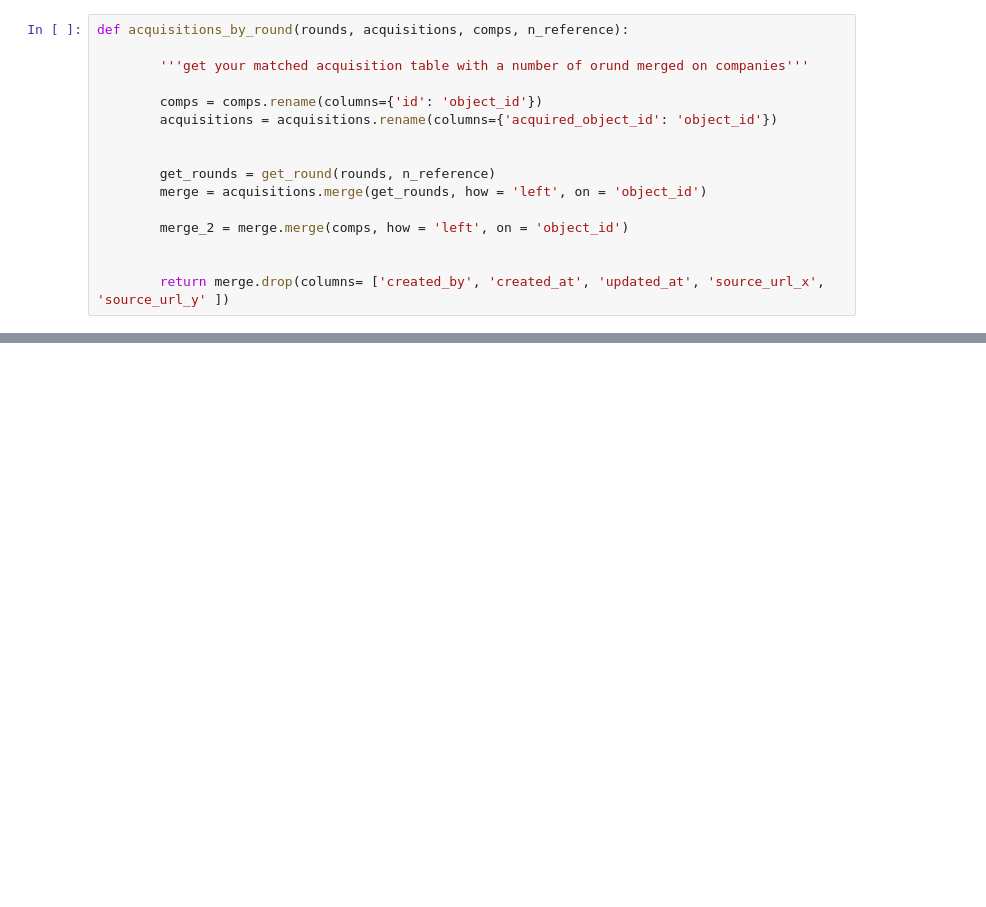
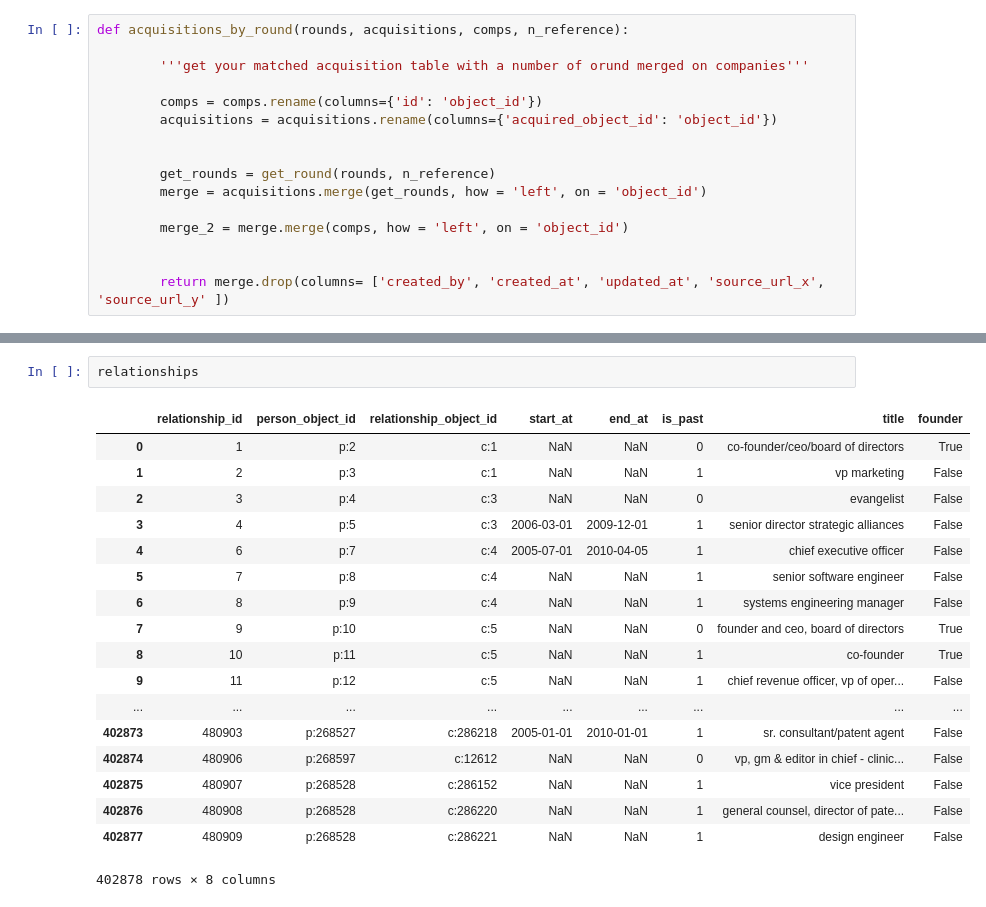
Before and after one commit to jojibou/invesscience, a Jupyter notebook: notebooks/Felipe.ipynb, the cells around one changed output, grey strips where cells are left out. Drawn from its saved outputs; the diff is of its cells as text; blank space fills up the shorter version.

```diff
--- a/notebooks/Felipe.ipynb
+++ b/notebooks/Felipe.ipynb
@@ -133,0 +181,21 @@ def acquisitions_by_round(rounds, acquisitions, comps, n_reference):
+# %%
+relationships
+# %% [output]
+|  | relationship_id | person_object_id | relationship_object_id | start_at | end_at | is_past | title | founder |
+| 0 | 1 | p:2 | c:1 | NaN | NaN | 0 | co-founder/ceo/board of directors | True |
+| 1 | 2 | p:3 | c:1 | NaN | NaN | 1 | vp marketing | False |
+| 2 | 3 | p:4 | c:3 | NaN | NaN | 0 | evangelist | False |
+| 3 | 4 | p:5 | c:3 | 2006-03-01 | 2009-12-01 | 1 | senior director strategic alliances | False |
+| 4 | 6 | p:7 | c:4 | 2005-07-01 | 2010-04-05 | 1 | chief executive officer | False |
+| 5 | 7 | p:8 | c:4 | NaN | NaN | 1 | senior software engineer | False |
+| 6 | 8 | p:9 | c:4 | NaN | NaN | 1 | systems engineering manager | False |
+| 7 | 9 | p:10 | c:5 | NaN | NaN | 0 | founder and ceo, board of directors | True |
+| 8 | 10 | p:11 | c:5 | NaN | NaN | 1 | co-founder | True |
+| 9 | 11 | p:12 | c:5 | NaN | NaN | 1 | chief revenue officer, vp of oper... | False |
+| ... | ... | ... | ... | ... | ... | ... | ... | ... |
+| 402873 | 480903 | p:268527 | c:286218 | 2005-01-01 | 2010-01-01 | 1 | sr. consultant/patent agent | False |
+| 402874 | 480906 | p:268597 | c:12612 | NaN | NaN | 0 | vp, gm & editor in chief - clinic... | False |
+| 402875 | 480907 | p:268528 | c:286152 | NaN | NaN | 1 | vice president | False |
+| 402876 | 480908 | p:268528 | c:286220 | NaN | NaN | 1 | general counsel, director of pate... | False |
+| 402877 | 480909 | p:268528 | c:286221 | NaN | NaN | 1 | design engineer | False |
+402878 rows × 8 columns
```
Also changed, not shown: parts of 5 cells of this notebook.
